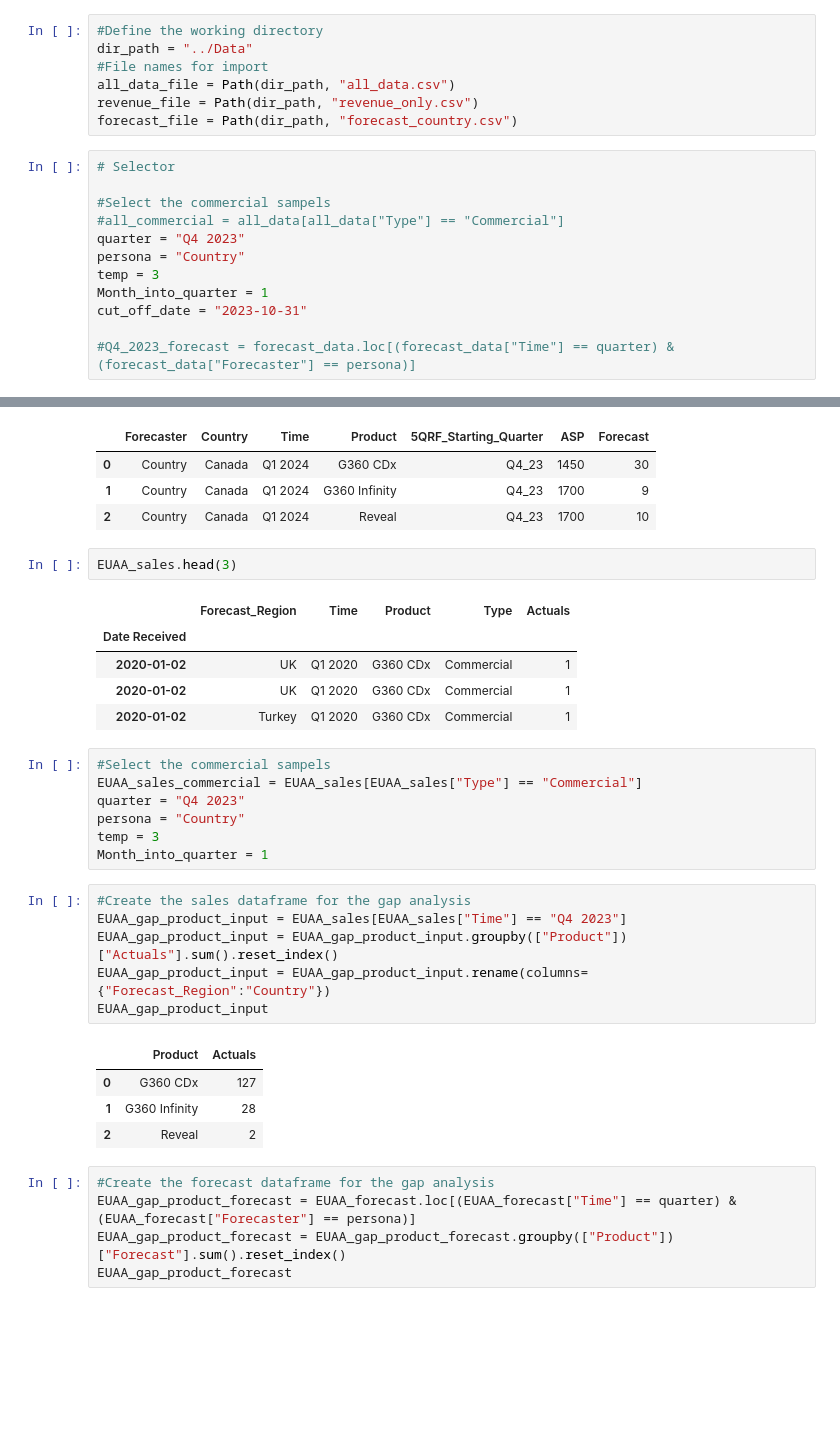
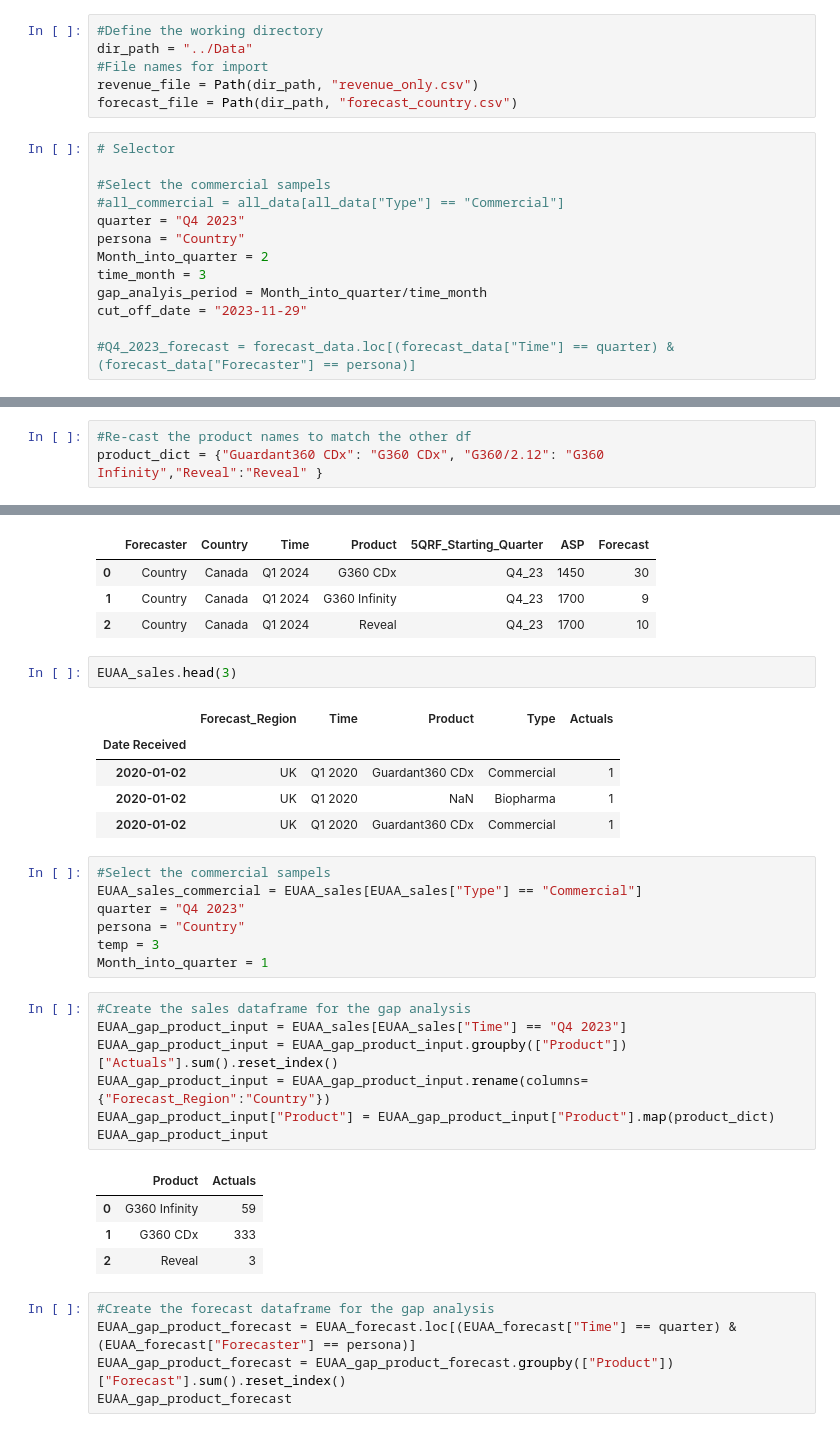
Before and after one commit to aws-silver-surfer/Prod_Dashboards, a Jupyter notebook: Source/difference.ipynb, the cells around one changed output, grey strips where cells are left out. Saved outputs shown, nothing was run; the diff lists cells and outputs as text; blank space fills up the shorter version.

```diff
--- a/Source/difference.ipynb
+++ b/Source/difference.ipynb
@@ -12,7 +12,6 @@ import matplotlib.pyplot as plt
 #Define the working directory
 dir_path = "../Data"
 #File names for import
-all_data_file = Path(dir_path, "all_data.csv")
 revenue_file = Path(dir_path, "revenue_only.csv")
 forecast_file = Path(dir_path, "forecast_country.csv")
 # %%
@@ -22,9 +21,10 @@ forecast_file = Path(dir_path, "forecast_country.csv")
 #all_commercial = all_data[all_data["Type"] == "Commercial"]
 quarter = "Q4 2023"
 persona = "Country"
-temp = 3
-Month_into_quarter = 1
-cut_off_date = "2023-10-31"
+Month_into_quarter = 2
+time_month = 3
+gap_analyis_period = Month_into_quarter/time_month
+cut_off_date = "2023-11-29"
 
 #Q4_2023_forecast = forecast_data.loc[(forecast_data["Time"] == quarter) & (forecast_data["Forecaster"] == persona)]
 # %%
@@ -86,6 +93,9 @@ country_dict = {'CANADA': 'Canada',
  'ROMANIA': 'Rest-EU',
  'LUXEMBOURG': 'Rest-EU',
  'POLAND': 'Rest-EU'}
+# %%
+#Re-cast the product names to match the other df
+product_dict = {"Guardant360 CDx": "G360 CDx", "G360/2.12": "G360 Infinity","Reveal":"Reveal" }
 # %%
 #Define function that transforms to same data format
 def forecast_periode(data):
@@ -364,9 +466,9 @@ EUAA_sales.head(3)
 # %% [output]
 |  | Forecast_Region | Time | Product | Type | Actuals |
 | Date Received |  |  |  |  |  |
-| 2020-01-02 | UK | Q1 2020 | G360 CDx | Commercial | 1 |
-| 2020-01-02 | UK | Q1 2020 | G360 CDx | Commercial | 1 |
-| 2020-01-02 | Turkey | Q1 2020 | G360 CDx | Commercial | 1 |
+| 2020-01-02 | UK | Q1 2020 | Guardant360 CDx | Commercial | 1 |
+| 2020-01-02 | UK | Q1 2020 | NaN | Biopharma | 1 |
+| 2020-01-02 | UK | Q1 2020 | Guardant360 CDx | Commercial | 1 |
 # %%
 #Select the commercial sampels
 EUAA_sales_commercial = EUAA_sales[EUAA_sales["Type"] == "Commercial"]
@@ -377,14 +479,15 @@ Month_into_quarter = 1
 # %%
 #Create the sales dataframe for the gap analysis
 EUAA_gap_product_input = EUAA_sales[EUAA_sales["Time"] == "Q4 2023"]
 EUAA_gap_product_input = EUAA_gap_product_input.groupby(["Product"])["Actuals"].sum().reset_index()
 EUAA_gap_product_input = EUAA_gap_product_input.rename(columns={"Forecast_Region":"Country"})
+EUAA_gap_product_input["Product"] = EUAA_gap_product_input["Product"].map(product_dict)
 EUAA_gap_product_input
 # %% [output]
 |  | Product | Actuals |
-| 0 | G360 CDx | 127 |
-| 1 | G360 Infinity | 28 |
-| 2 | Reveal | 2 |
+| 0 | G360 Infinity | 59 |
+| 1 | G360 CDx | 333 |
+| 2 | Reveal | 3 |
 # %%
 #Create the forecast dataframe for the gap analysis
 EUAA_gap_product_forecast = EUAA_forecast.loc[(EUAA_forecast["Time"] == quarter) & (EUAA_forecast["Forecaster"] == persona)]
```
Also changed, not shown: parts of 35 cells of this notebook, 11 other files.
